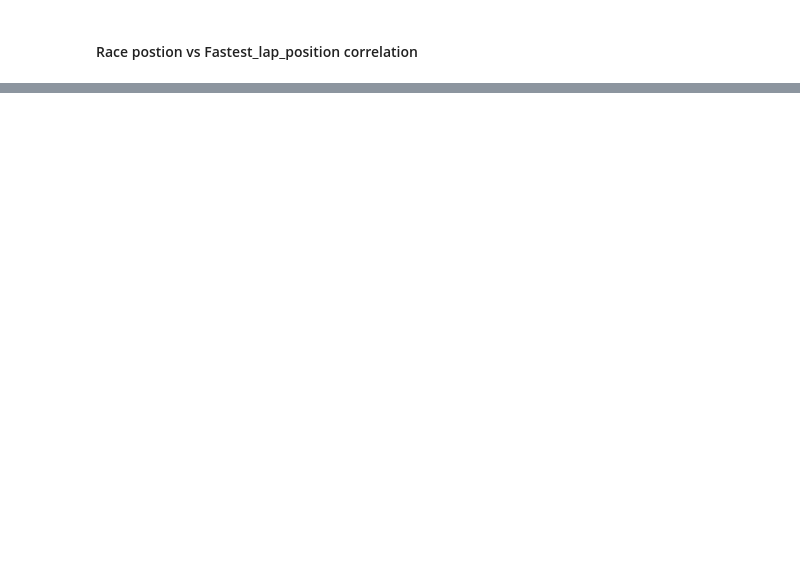
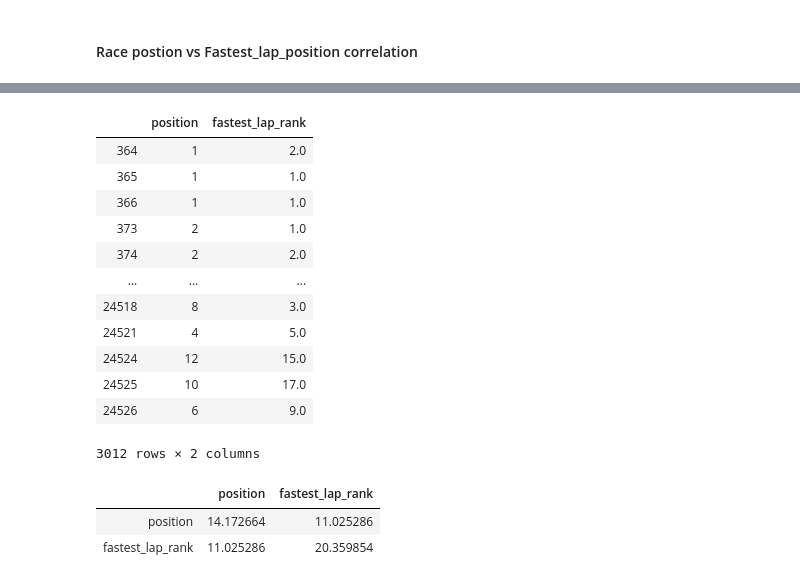
Before and after one commit to Javierhvb/Project-Week-3-Data-Thieves, a Jupyter notebook: your-project/data_analysis/F1 All time races analysis.ipynb, the cells around one changed output, grey strips where cells are left out. Cells and saved outputs as stored; diff of their text form; code cells hidden in the pictures; blank space fills up the shorter version.

```diff
--- a/your-project/data_analysis/F1 All time races analysis.ipynb
+++ b/your-project/data_analysis/F1 All time races analysis.ipynb
@@ -594,0 +549,25 @@ KeyError: "None of [Float64Index([ 1.0,  2.0,  3.0,  4.0,  5.0,  6.0,  7.0,  8.0
+# %%
+df_correlation_5 = df[(df['status'] == 'Finished') ]
+df_correlation_5 = df_correlation_5[['position', 'fastest_lap_rank']].dropna()
+#df_correlation_5 = df_correlation_5.corr()
+df_correlation_5
+# %% [output]
+|  | position | fastest_lap_rank |
+| 364 | 1 | 2.0 |
+| 365 | 1 | 1.0 |
+| 366 | 1 | 1.0 |
+| 373 | 2 | 1.0 |
+| 374 | 2 | 2.0 |
+| ... | ... | ... |
+| 24518 | 8 | 3.0 |
+| 24521 | 4 | 5.0 |
+| 24524 | 12 | 15.0 |
+| 24525 | 10 | 17.0 |
+| 24526 | 6 | 9.0 |
+3012 rows × 2 columns
+# %%
+df_cov = df_correlation_5.cov()
+# %% [output]
+|  | position | fastest_lap_rank |
+| position | 14.172664 | 11.025286 |
+| fastest_lap_rank | 11.025286 | 20.359854 |
```
Also changed, not shown: parts of 17 cells of this notebook, 6 other files.
